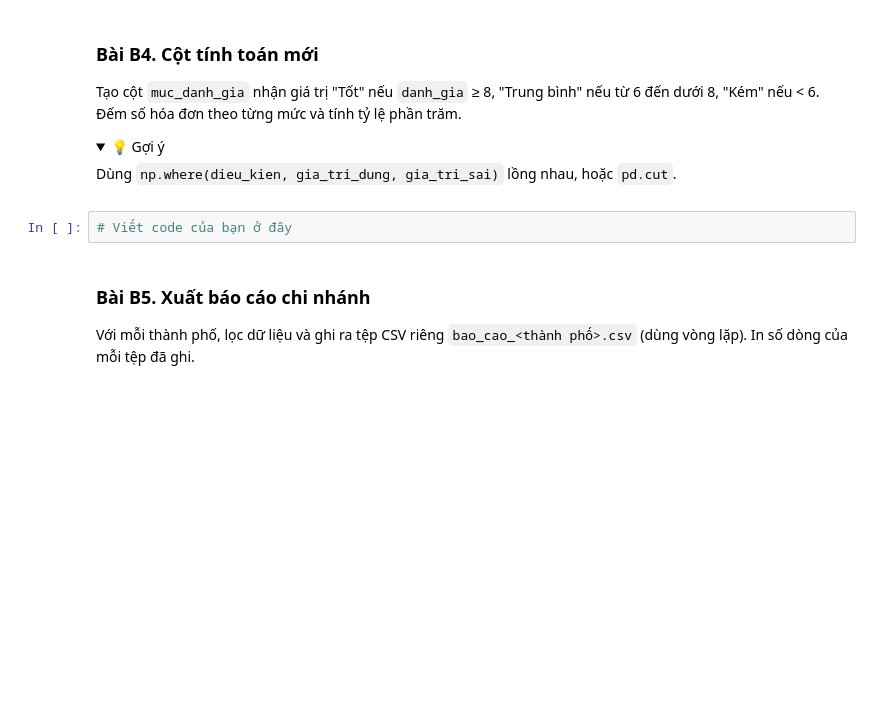
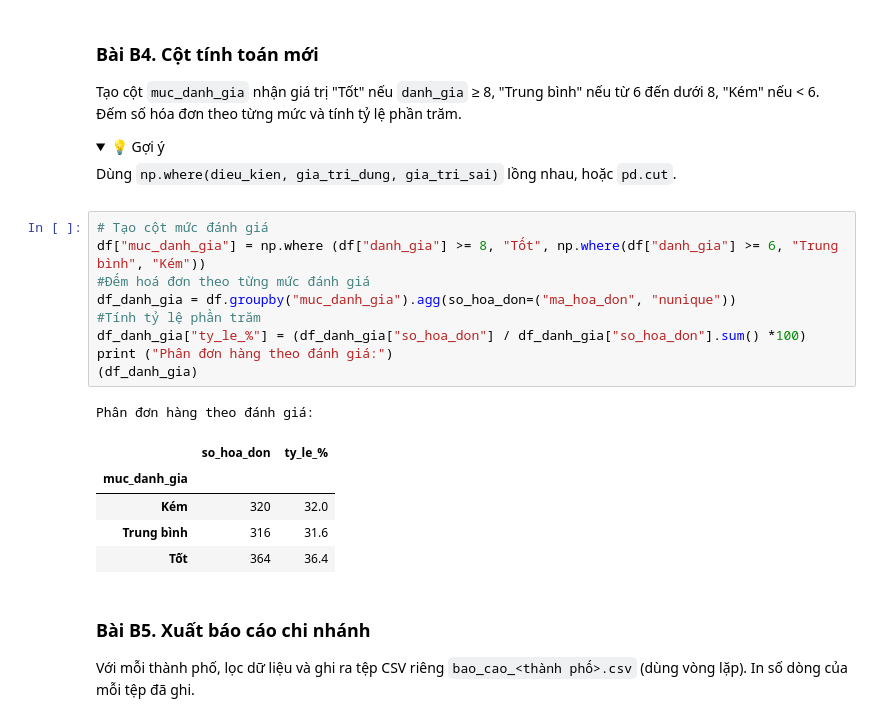
Before and after one commit to Twy-linh/Linh, a Jupyter notebook: Linh/bai_tap/Buoi_03_BaiTap.ipynb, the cells around one changed output. Cells and saved outputs as stored; diff of their text form; folded sections open; blank space fills up the shorter version.

```diff
--- a/Linh/bai_tap/Buoi_03_BaiTap.ipynb
+++ b/Linh/bai_tap/Buoi_03_BaiTap.ipynb
@@ -138,7 +307,21 @@ Dùng `np.where(dieu_kien, gia_tri_dung, gia_tri_sai)` lồng nhau, hoặc `pd.c
 
 </details>
 # %%
-# Viết code của bạn ở đây
+# Tạo cột mức đánh giá
+df["muc_danh_gia"] = np.where (df["danh_gia"] >= 8, "Tốt", np.where(df["danh_gia"] >= 6, "Trung bình", "Kém"))
+#Đếm hoá đơn theo từng mức đánh giá
+df_danh_gia = df.groupby("muc_danh_gia").agg(so_hoa_don=("ma_hoa_don", "nunique"))
+#Tính tỷ lệ phần trăm
+df_danh_gia["ty_le_%"] = (df_danh_gia["so_hoa_don"] / df_danh_gia["so_hoa_don"].sum() *100)
+print ("Phân đơn hàng theo đánh giá:")
+(df_danh_gia)
+# %% [output]
+Phân đơn hàng theo đánh giá:
+|  | so_hoa_don | ty_le_% |
+| muc_danh_gia |  |  |
+| Kém | 320 | 32.0 |
+| Trung bình | 316 | 31.6 |
+| Tốt | 364 | 36.4 |
 # %% [markdown]
 ### Bài B5. Xuất báo cáo chi nhánh
 
```
Also changed, not shown: parts of 17 cells of this notebook, 12 other files.
